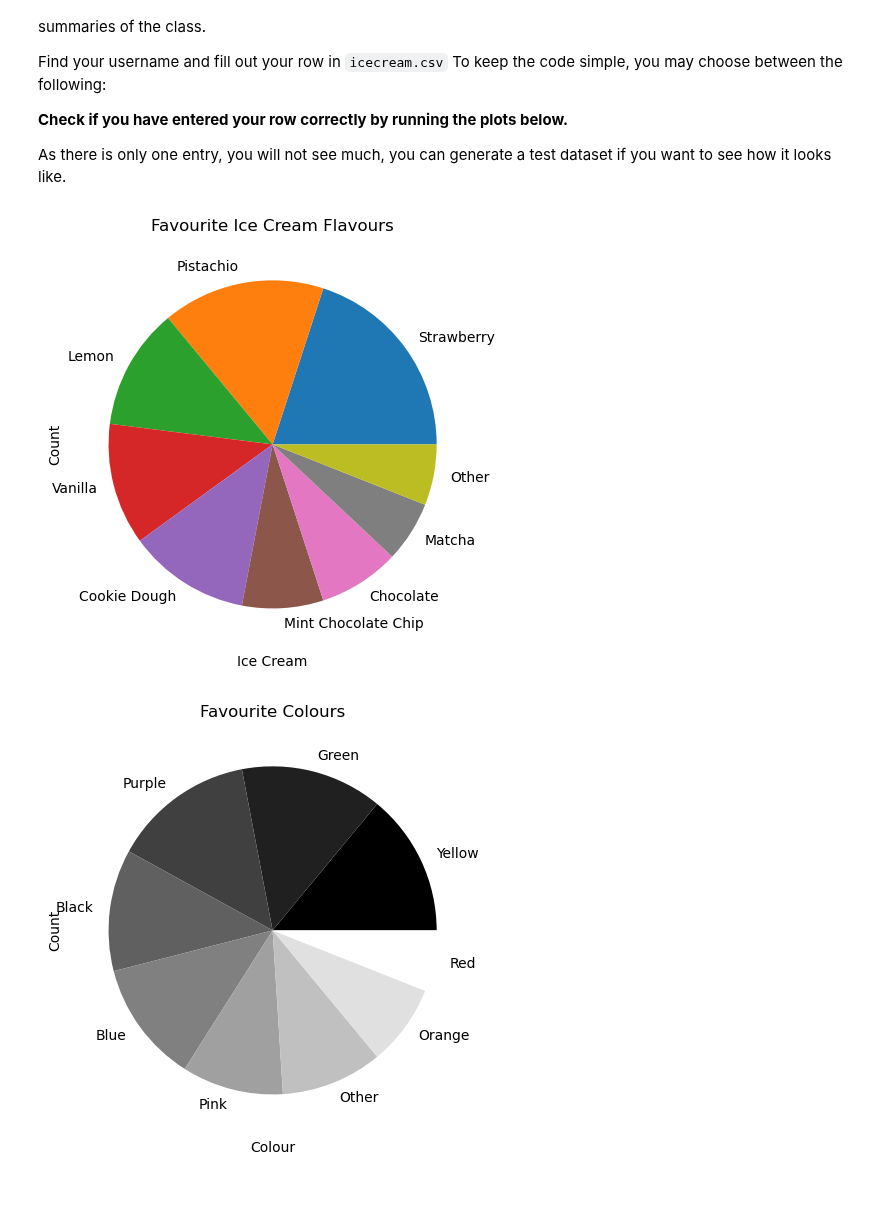
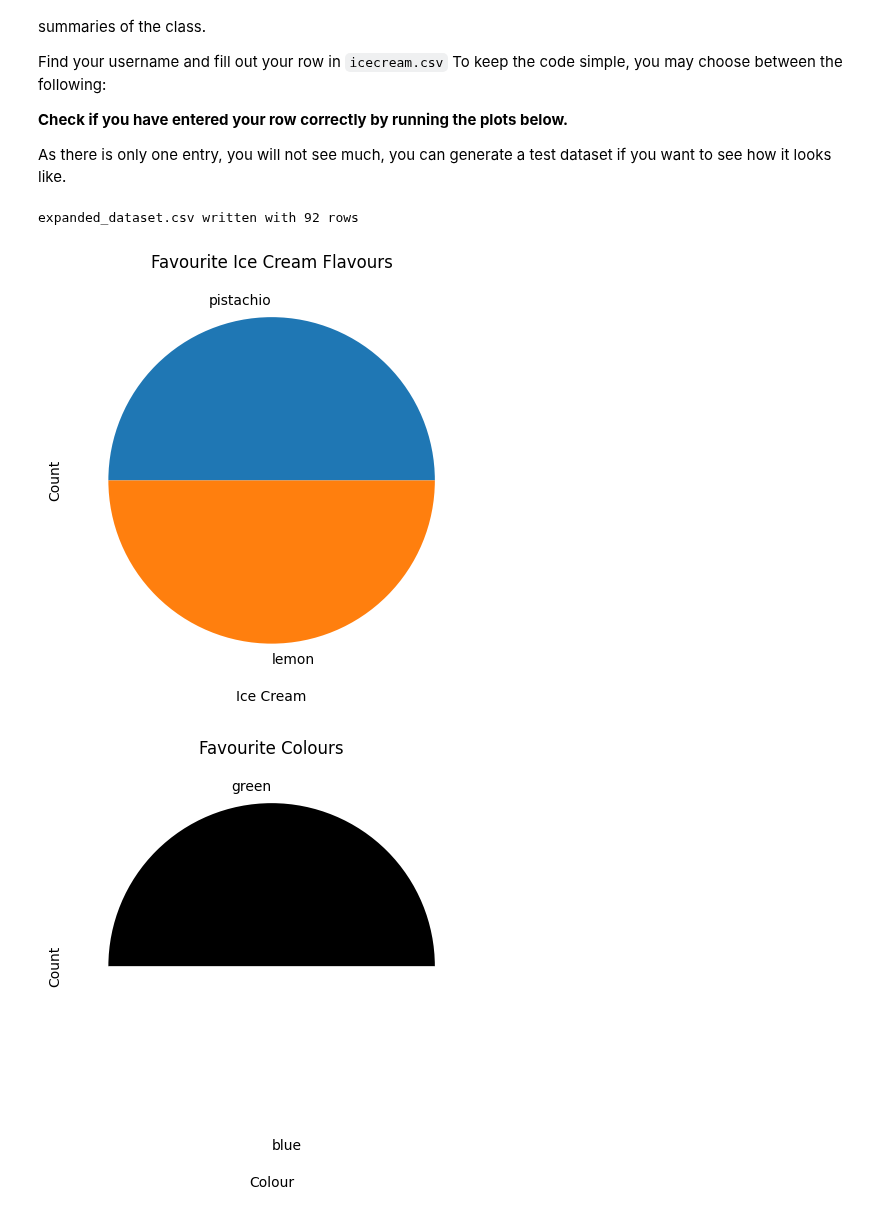
Before and after one commit to TIL6022-Python-Programming/lab7-together, a Jupyter notebook: lab7_3.ipynb, the cells around one changed output. Drawn from its saved outputs; the diff is of its cells as text; code cells hidden in the pictures.

Commit message:
Added my row in icecream.csv and generated plots

```diff
--- a/lab7_3.ipynb
+++ b/lab7_3.ipynb
@@ -15,38 +15,41 @@ As there is only one entry, you will not see much, you can generate a test datas
 # %%
 import pandas as pd
 import matplotlib.pyplot as plt
+df=pd.read_csv("icecream.csv",comment='#')
+df.to_csv("expanded_dataset.csv",index=False)
+print("expanded_dataset.csv written with", len(df), "rows")
 
 # Load dataset
 data = pd.read_csv("expanded_dataset.csv")
-
 # Plot icecream
 plt.figure()
 data["Favourite Ice Cream"].value_counts().plot(kind="pie")
 plt.title("Favourite Ice Cream Flavours")
 plt.xlabel("Ice Cream")
 plt.ylabel("Count")
 plt.xticks(rotation=45)
 plt.tight_layout()
 plt.show()
 
 # Plot colours
 plt.figure()
 data["Favourite Colour"].value_counts().plot(kind="pie", colormap="grey")
 plt.title("Favourite Colours")
 plt.xlabel("Colour")
 plt.ylabel("Count")
 plt.xticks(rotation=45)
 plt.tight_layout()
 plt.show()
 
 # Plot heights
 plt.figure()
 plt.hist(data["Height (cm)"], bins=10, edgecolor="black")
 plt.title("Height Distribution")
 plt.xlabel("Height (cm)")
 plt.ylabel("Frequency")
 plt.tight_layout()
 plt.show()
 # %% [output]
+expanded_dataset.csv written with 92 rows
-[figure, old version]
+[figure, new version]
-[figure, old version]
+[figure, new version]
```
Also changed, not shown: parts of 1 cell of this notebook.
